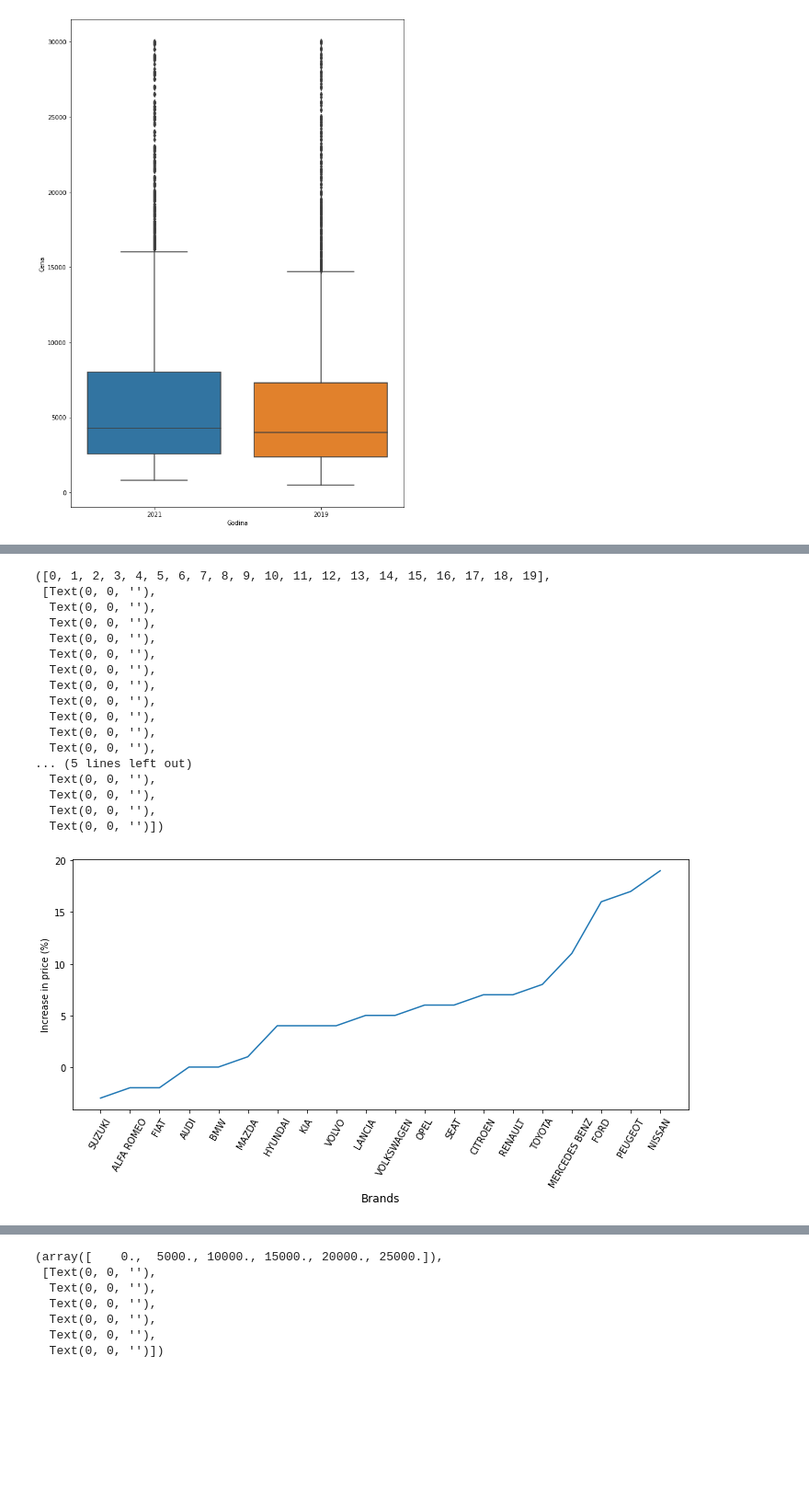
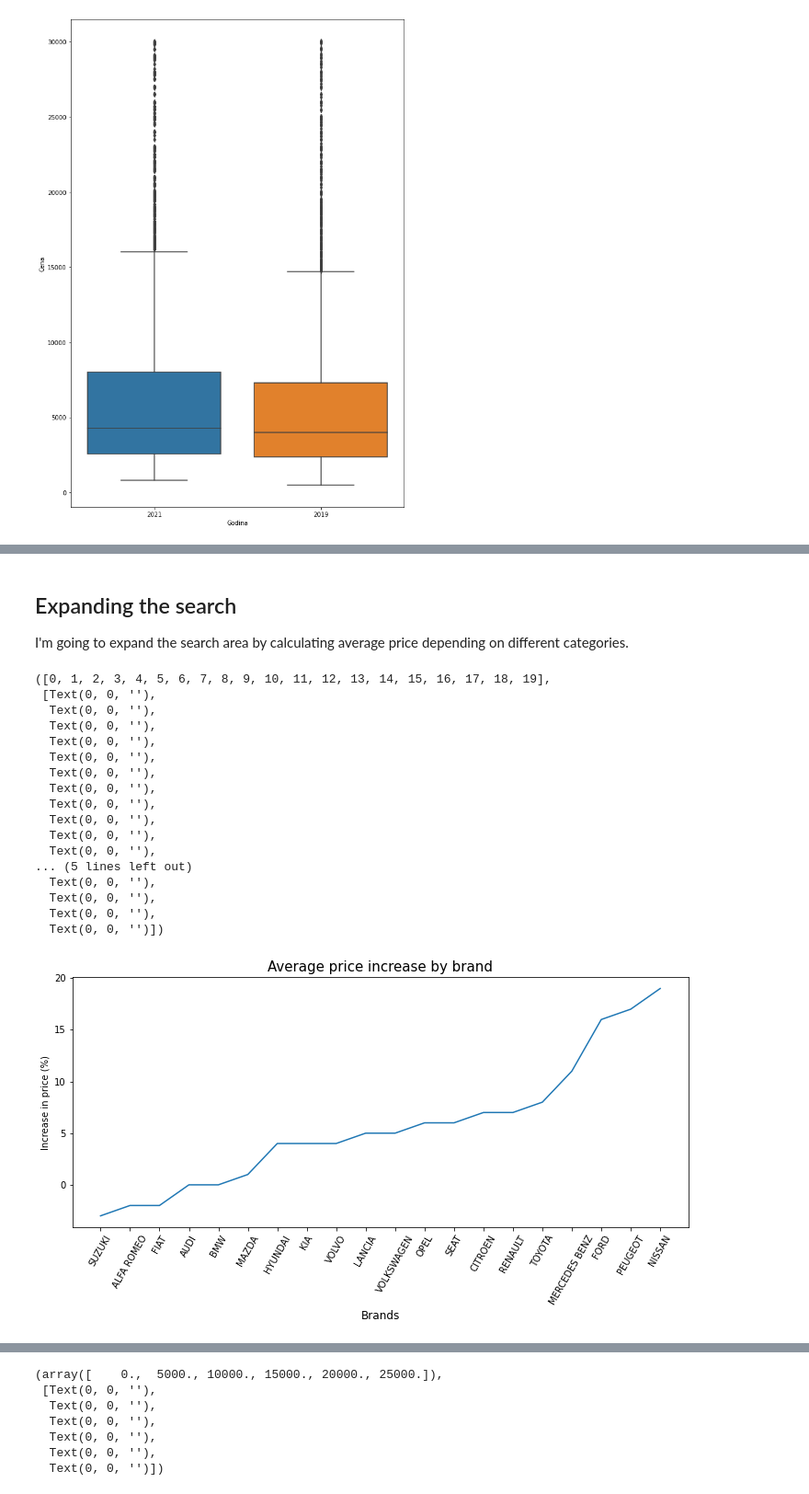
Before and after one commit to trsavi/Covid19-impact_on_usedCars_in_Serbia, a Jupyter notebook: Analysis and Visualization.ipynb, the cells around one changed output, grey strips where cells are left out. Shown at 92% size. Saved outputs shown, nothing was run; the diff lists cells and outputs as text; code cells hidden in the pictures; blank space fills up the shorter version.

```diff
--- a/Analysis and Visualization.ipynb
+++ b/Analysis and Visualization.ipynb
@@ -397,32 +410,37 @@ sns.boxplot(x=data['Godina'], y=data['Cena'], data=data)
+# %% [markdown]
+## Expanding the search
+
+I'm going to expand the search area by calculating average price depending on different categories.
 # %%
 dict_marke = {}
 for marka in data['Marka'].unique():
     stari = data[(data['Godina']=='2019') & (data['Marka']==marka)]['Cena'].mean()
     novi = data[(data['Godina']=='2021') & (data['Marka']==marka)]['Cena'].mean()
     dict_marke[marka] = round((novi/stari)*100-100)
 
 dict_marke={k: v for k, v in sorted(dict_marke.items(), key=lambda item: item[1])}
 plt.figure(figsize=(12,5))
 sns.lineplot(x = dict_marke.keys(), y = dict_marke.values())
+plt.title('Average price increase by brand', fontsize=15)
 plt.xlabel('Brands', fontsize=12)
 plt.ylabel('Increase in price (%)')
 plt.xticks(rotation=60)
 # %% [output]
 ([0, 1, 2, 3, 4, 5, 6, 7, 8, 9, 10, 11, 12, 13, 14, 15, 16, 17, 18, 19],
  [Text(0, 0, ''),
   Text(0, 0, ''),
   Text(0, 0, ''),
   Text(0, 0, ''),
   Text(0, 0, ''),
   Text(0, 0, ''),
   Text(0, 0, ''),
   Text(0, 0, ''),
   Text(0, 0, ''),
   Text(0, 0, ''),
   Text(0, 0, ''),
 ... (5 lines left out)
   Text(0, 0, ''),
   Text(0, 0, ''),
   Text(0, 0, ''),
   Text(0, 0, '')])
-[figure, old version]
+[figure, new version]
```
Also changed, not shown: parts of 17 cells of this notebook.
